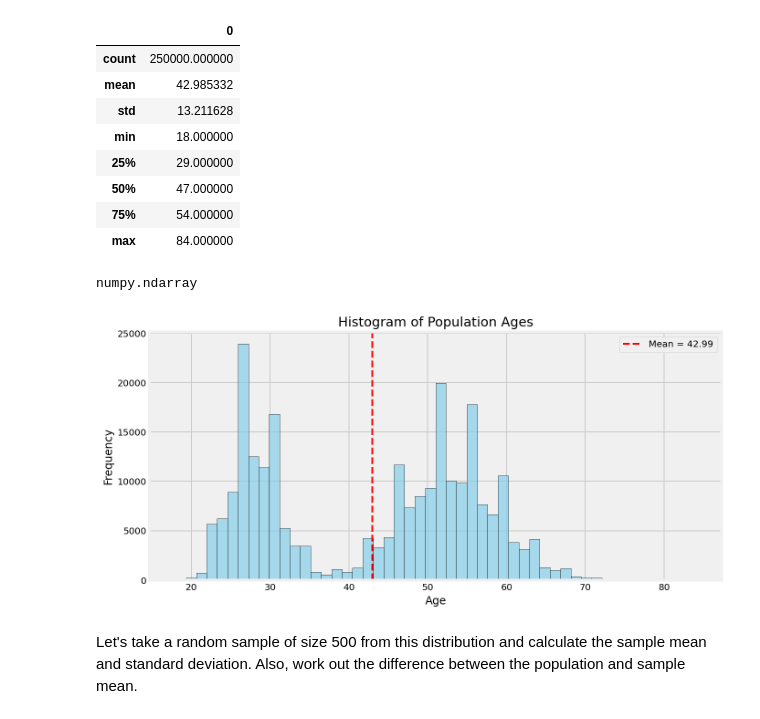
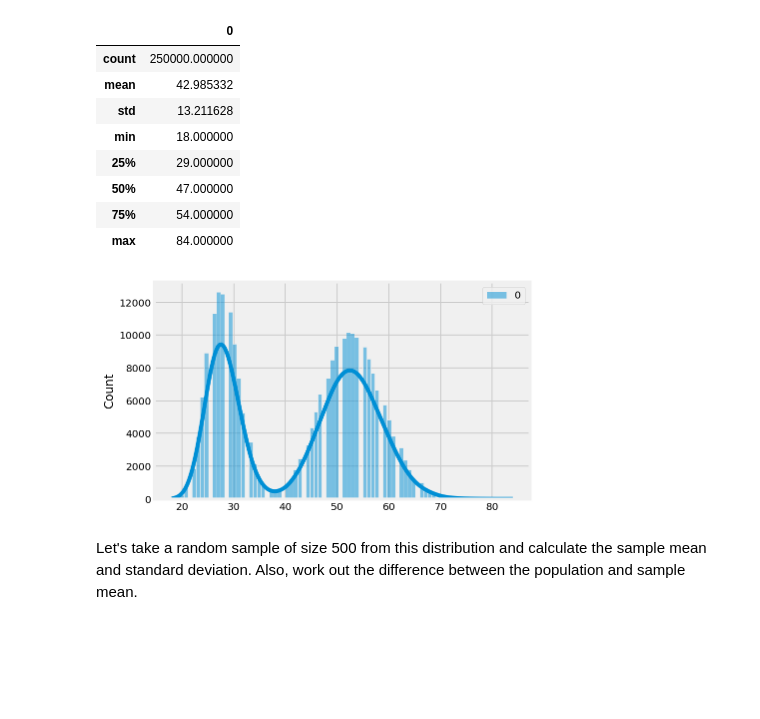
Before and after one commit to antony-wala/dsc-confidence-intervals-lab, a Jupyter notebook: index.ipynb, the cells around one changed output. Drawn from its saved outputs; the diff is of its cells as text; code cells hidden in the pictures; blank space fills up the shorter version.

```diff
--- a/index.ipynb
+++ b/index.ipynb
@@ -71,22 +71,11 @@ pop_ages.describe()
 | 50% | 47.000000 |
 | 75% | 54.000000 |
 | max | 84.000000 |
-# %%
-type(population_ages)
-# %% [output]
-numpy.ndarray
-# %%
-# Draw a histogram for pop ages
-plt.figure(figsize=(10,5))
-plt.hist(population_ages, bins=50, color="skyblue", edgecolor="black", alpha=0.7)
-plt.axvline(population_ages.mean(), color="red", linestyle="--", linewidth=2, label=f"Mean = {population_ages.mean():.2f}")
-plt.title("Histogram of Population Ages")
-plt.xlabel("Age")
-plt.ylabel("Frequency")
-plt.legend()
-plt.show()
-# %% [output]
-[figure, removed]
+# %%
+# Draw a histogram for pop ages
+sns.histplot(pop_ages, kde = True);
+# %% [output]
+[figure, added]
 # %% [markdown]
 Let's take a random sample of size 500 from this distribution and calculate the sample mean and standard deviation. Also, work out the difference between the population and sample mean.
 # %%
```
Also changed, not shown: parts of 6 cells of this notebook.
